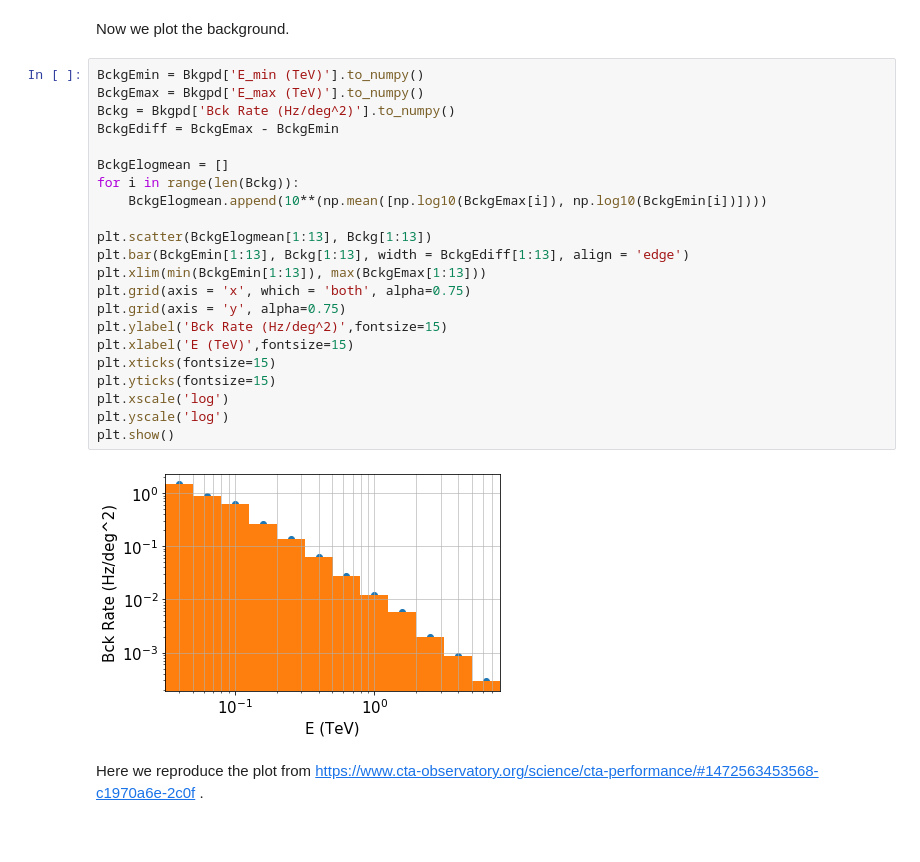
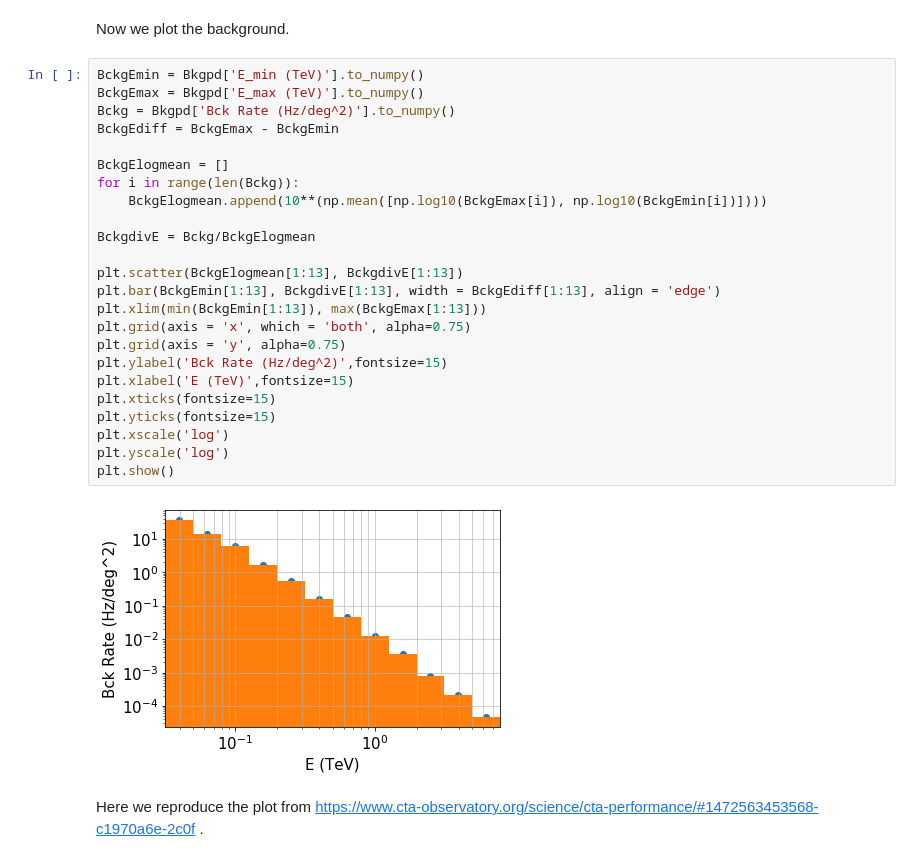
Before and after one commit to R-Grau/EBLpy, a Jupyter notebook: Aeff_bkg_spline.ipynb, the cells around one changed output. Saved outputs shown, nothing was run; the diff lists cells and outputs as text.

```diff
--- a/Aeff_bkg_spline.ipynb
+++ b/Aeff_bkg_spline.ipynb
@@ -33,27 +33,29 @@ Now we plot the background.
 # %%
 BckgEmin = Bkgpd['E_min (TeV)'].to_numpy()
 BckgEmax = Bkgpd['E_max (TeV)'].to_numpy()
 Bckg = Bkgpd['Bck Rate (Hz/deg^2)'].to_numpy()
 BckgEdiff = BckgEmax - BckgEmin
 
 BckgElogmean = []
 for i in range(len(Bckg)):
     BckgElogmean.append(10**(np.mean([np.log10(BckgEmax[i]), np.log10(BckgEmin[i])])))
 
-plt.scatter(BckgElogmean[1:13], Bckg[1:13])
-plt.bar(BckgEmin[1:13], Bckg[1:13], width = BckgEdiff[1:13], align = 'edge')
+BckgdivE = Bckg/BckgElogmean
+
+plt.scatter(BckgElogmean[1:13], BckgdivE[1:13])
+plt.bar(BckgEmin[1:13], BckgdivE[1:13], width = BckgEdiff[1:13], align = 'edge')
 plt.xlim(min(BckgEmin[1:13]), max(BckgEmax[1:13]))
 plt.grid(axis = 'x', which = 'both', alpha=0.75)
 plt.grid(axis = 'y', alpha=0.75)
 plt.ylabel('Bck Rate (Hz/deg^2)',fontsize=15)
 plt.xlabel('E (TeV)',fontsize=15)
 plt.xticks(fontsize=15)
 plt.yticks(fontsize=15)
 plt.xscale('log')
 plt.yscale('log')
 plt.show()
 # %% [output]
-[figure, old version]
+[figure, new version]
 # %% [markdown]
 Here we reproduce the plot from https://www.cta-observatory.org/science/cta-performance/#1472563453568-c1970a6e-2c0f .
 # %%
```
Also changed, not shown: parts of 9 cells of this notebook.
